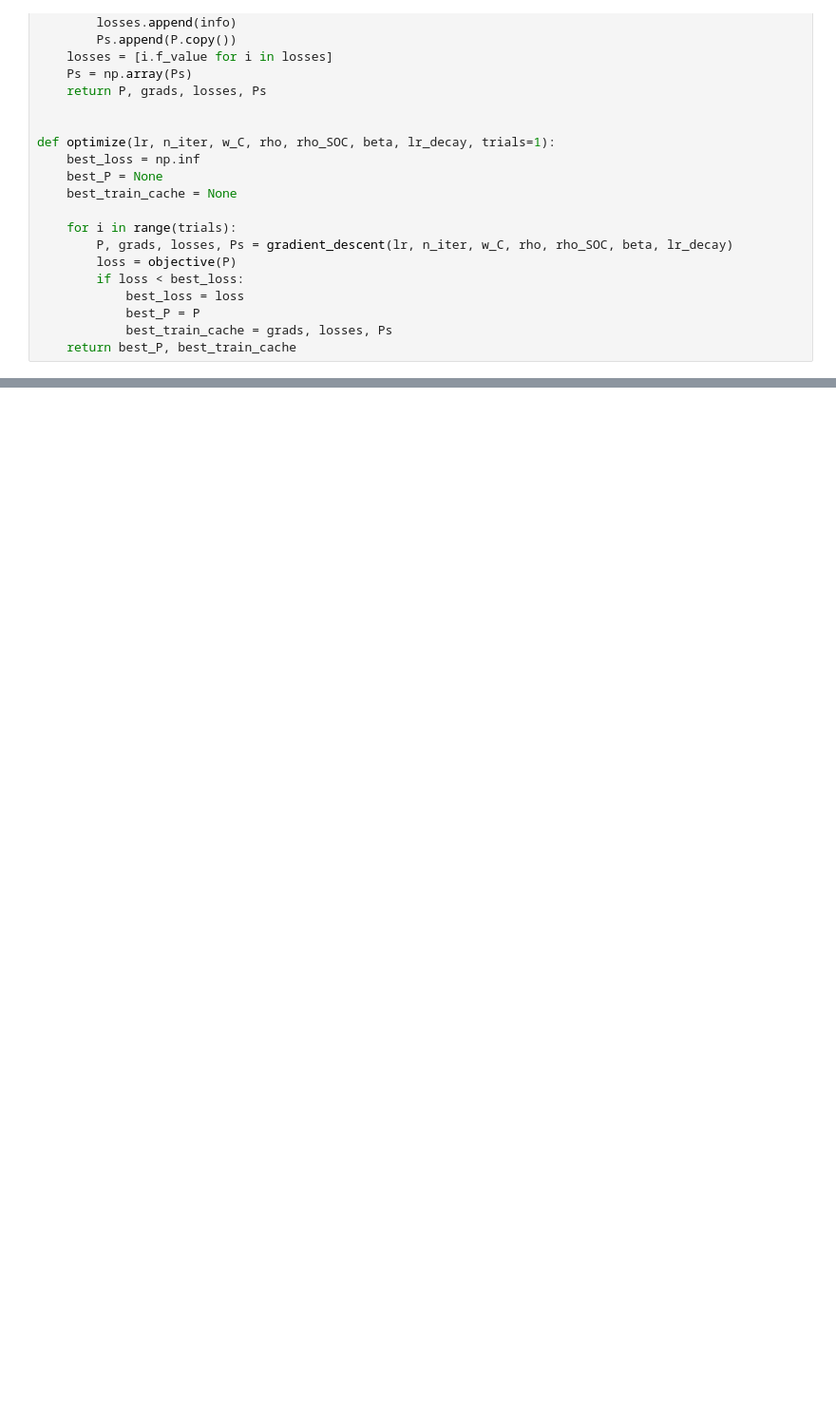
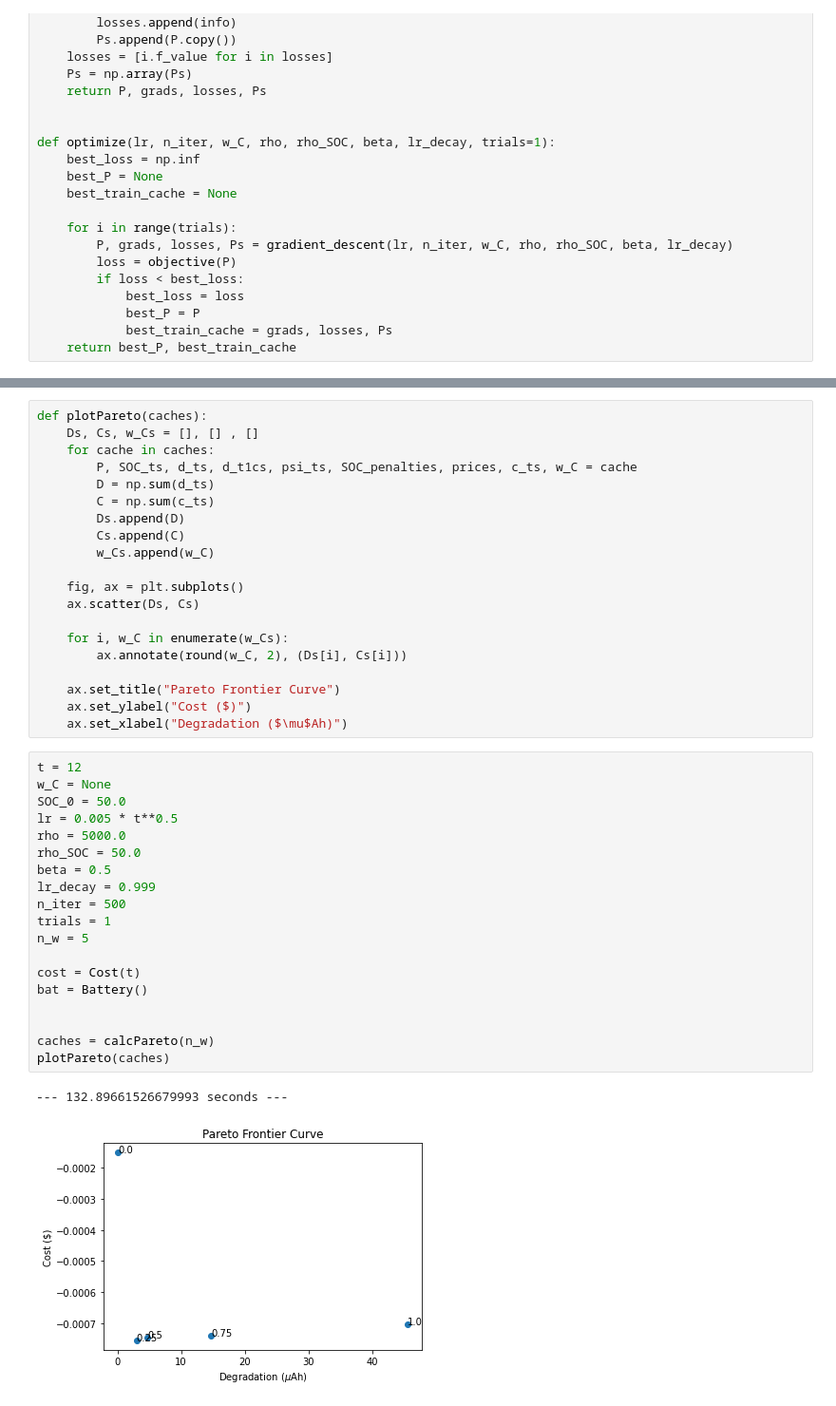
Before and after one commit to jacobazoulay/battery-optimization, a Jupyter notebook: notebooks/Model_Optimization.ipynb, the cells around one changed output, grey strips where cells are left out. Shown at 95% size. Drawn from its saved outputs; the diff is of its cells as text; blank space fills up the shorter version.

```diff
--- a/notebooks/Model_Optimization.ipynb
+++ b/notebooks/Model_Optimization.ipynb
@@ -304,0 +367,42 @@ plotCache(cache)
+# %%
+def plotPareto(caches):
+    Ds, Cs, w_Cs = [], [] , []
+    for cache in caches:
+        P, SOC_ts, d_ts, d_t1cs, psi_ts, SOC_penalties, prices, c_ts, w_C = cache
+        D = np.sum(d_ts)
+        C = np.sum(c_ts)
+        Ds.append(D)
+        Cs.append(C)
+        w_Cs.append(w_C)
+
+    fig, ax = plt.subplots()
+    ax.scatter(Ds, Cs)
+
+    for i, w_C in enumerate(w_Cs):
+        ax.annotate(round(w_C, 2), (Ds[i], Cs[i]))
+
+    ax.set_title("Pareto Frontier Curve")
+    ax.set_ylabel("Cost ($)")
+    ax.set_xlabel("Degradation ($\mu$Ah)")
+# %%
+t = 12
+w_C = None
+SOC_0 = 50.0
+lr = 0.005 * t**0.5
+rho = 5000.0
+rho_SOC = 50.0
+beta = 0.5
+lr_decay = 0.999
+n_iter = 500
+trials = 1
+n_w = 5
+
+cost = Cost(t)
+bat = Battery()
+
+
+caches = calcPareto(n_w)
+plotPareto(caches)
+# %% [output]
+--- 132.89661526679993 seconds ---
+[figure, added]
```
Also changed, not shown: parts of 11 cells of this notebook.
